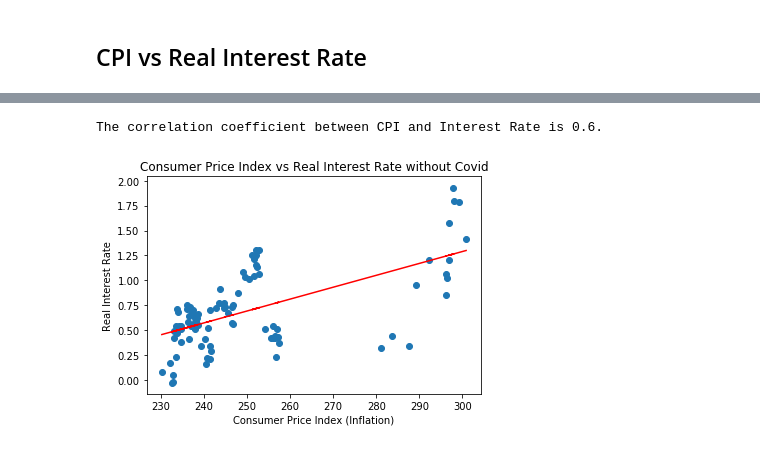
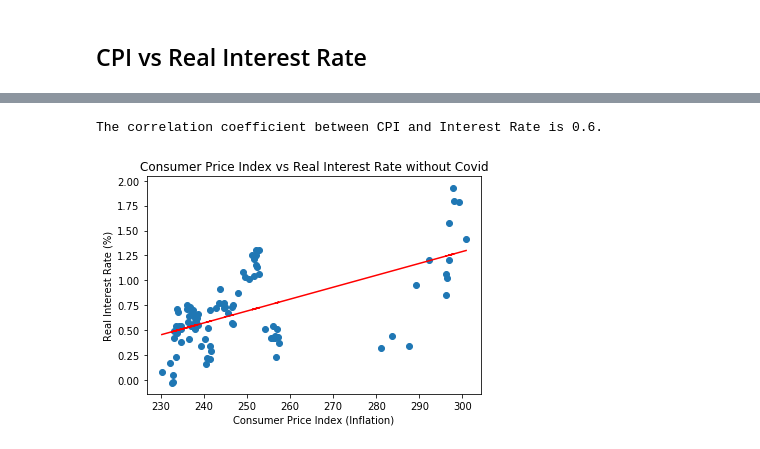
Before and after one commit to aumekubo2/SHAAL, a Jupyter notebook: Data_Analysis/Multi_Extract_Analysis_Attempt_1.ipynb, the cells around one changed output, grey strips where cells are left out. Cells and saved outputs as stored; diff of their text form; code cells hidden in the pictures.

```diff
--- a/Data_Analysis/Multi_Extract_Analysis_Attempt_1.ipynb
+++ b/Data_Analysis/Multi_Extract_Analysis_Attempt_1.ipynb
@@ -342,32 +342,32 @@ interest_rate_reversed = interest_rate_reversed.drop(interest_rate_reversed[inte
 interest_rate_reversed = interest_rate_reversed.drop(interest_rate_reversed[interest_rate_reversed["observation_date"] == "Mar-21"].index)
 interest_rate_reversed = interest_rate_reversed.drop(interest_rate_reversed[interest_rate_reversed["observation_date"] == "Apr-21"].index)
 interest_rate_reversed = interest_rate_reversed.drop(interest_rate_reversed[interest_rate_reversed["observation_date"] == "May-21"].index)
 interest_rate_reversed = interest_rate_reversed.drop(interest_rate_reversed[interest_rate_reversed["observation_date"] == "Jun-21"].index)
 interest_rate_reversed = interest_rate_reversed.drop(interest_rate_reversed[interest_rate_reversed["observation_date"] == "Jul-21"].index)
 interest_rate_reversed = interest_rate_reversed.drop(interest_rate_reversed[interest_rate_reversed["observation_date"] == "Aug-21"].index)
 interest_rate_reversed = interest_rate_reversed.drop(interest_rate_reversed[interest_rate_reversed["observation_date"] == "Sep-21"].index)
 interest_rate_reversed = interest_rate_reversed.drop(interest_rate_reversed[interest_rate_reversed["observation_date"] == "Oct-21"].index)
 interest_rate_reversed = interest_rate_reversed.drop(interest_rate_reversed[interest_rate_reversed["observation_date"] == "Nov-21"].index)
 interest_rate_reversed = interest_rate_reversed.drop(interest_rate_reversed[interest_rate_reversed["observation_date"] == "Dec-21"].index)
 
 cpi_value = cpi_cropped["value"]
 interest_value = interest_rate_reversed["REAINTRATREARAT10Y"]
 
 (slope, intercept, rvalue, pvalue, stderr) = st.linregress(cpi_value, interest_value)
 regress_values = slope * cpi_value + intercept
 
 plt.scatter(cpi_value, interest_value)
 plt.xlabel("Consumer Price Index (Inflation)")
-plt.ylabel("Real Interest Rate")
+plt.ylabel("Real Interest Rate (%)")
 plt.title("Consumer Price Index vs Real Interest Rate without Covid")
 plt.plot(cpi_value, regress_values, "r-")
 
 
 plt.savefig("../Graphs/CPI_InterestRate_noCovid_correlation.png")
 
 #Correlation Coefficient
 cc_cpi_ir = round(st.pearsonr(cpi_value, interest_value)[0],2)
 print(f"The correlation coefficient between CPI and Interest Rate is {cc_cpi_ir}.")
 # %% [output]
 The correlation coefficient between CPI and Interest Rate is 0.6.
-[figure, old version]
+[figure, new version]
```
Also changed, not shown: parts of 4 cells of this notebook, 6 other files.
